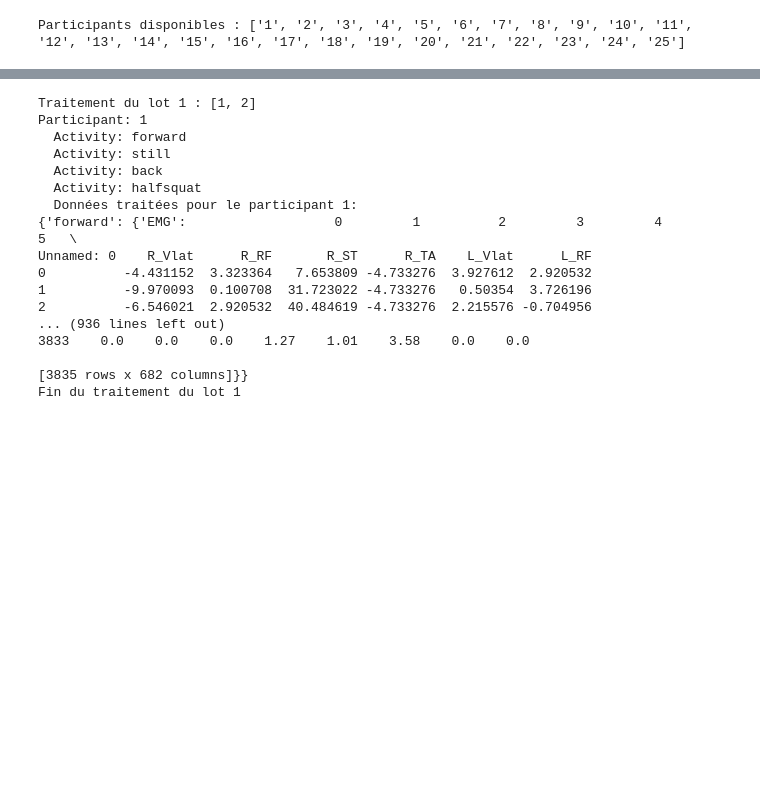
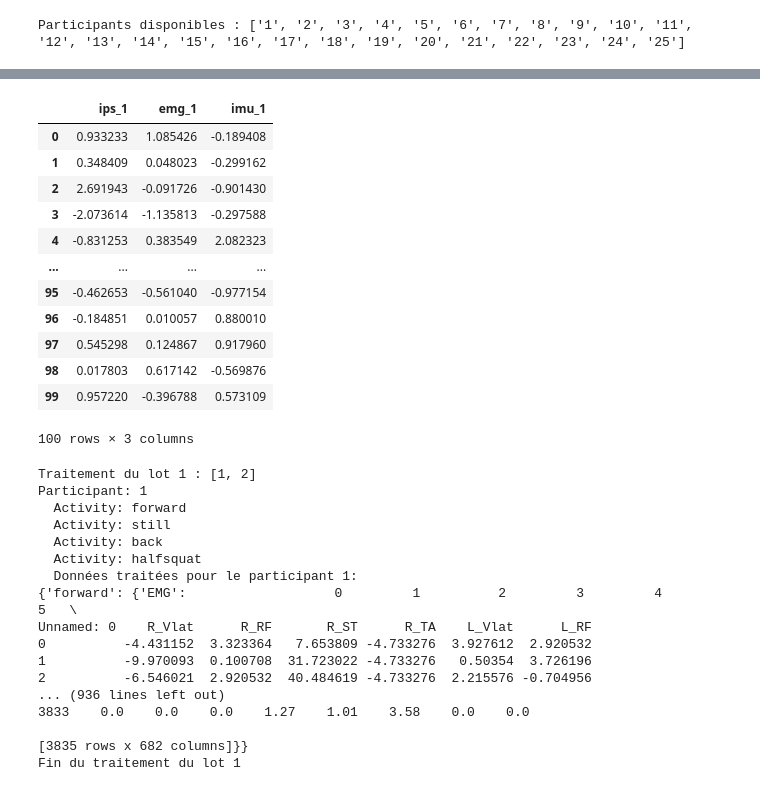
Before and after one commit to amiraydin/Paris8M2, a Jupyter notebook: Projet_ATC.ipynb, the cells around one changed output, grey strips where cells are left out. Drawn from its saved outputs; the diff is of its cells as text; code cells hidden in the pictures; blank space fills up the shorter version.

```diff
--- a/Projet_ATC.ipynb
+++ b/Projet_ATC.ipynb
@@ -378,6 +474,23 @@ def segment_modalities(processed_data, window_size=100, step_size=50):
                 segmented_data[participant][activity][modality] = segment_data(df, window_size, step_size)
 
     return segmented_data
+# %%
+newFile = pd.read_csv('/content/drive/MyDrive/MovePort/19/forward/ips_1.csv')
+newFile
+# %% [output]
+|  | ips_1 | emg_1 | imu_1 |
+| 0 | 0.933233 | 1.085426 | -0.189408 |
+| 1 | 0.348409 | 0.048023 | -0.299162 |
+| 2 | 2.691943 | -0.091726 | -0.901430 |
+| 3 | -2.073614 | -1.135813 | -0.297588 |
+| 4 | -0.831253 | 0.383549 | 2.082323 |
+| ... | ... | ... | ... |
+| 95 | -0.462653 | -0.561040 | -0.977154 |
+| 96 | -0.184851 | 0.010057 | 0.880010 |
+| 97 | 0.545298 | 0.124867 | 0.917960 |
+| 98 | 0.017803 | 0.617142 | -0.569876 |
+| 99 | 0.957220 | -0.396788 | 0.573109 |
+100 rows × 3 columns
 # %%
 def convert_object_to_numeric(data):
     for col in data.columns:
```
Also changed, not shown: parts of 10 cells of this notebook.
